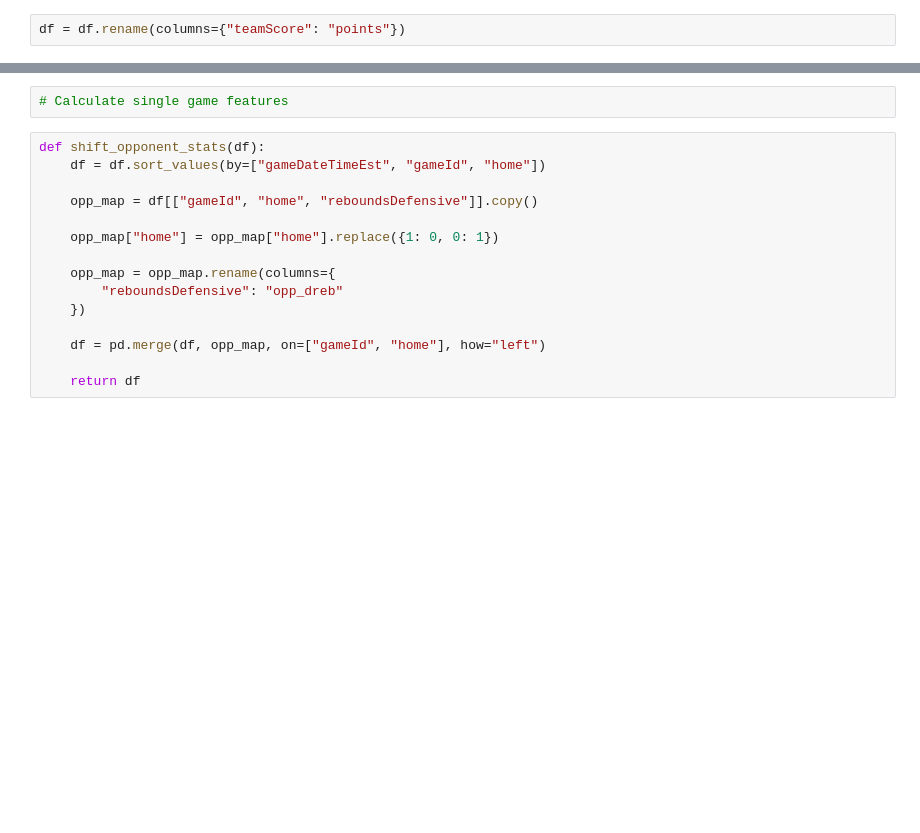
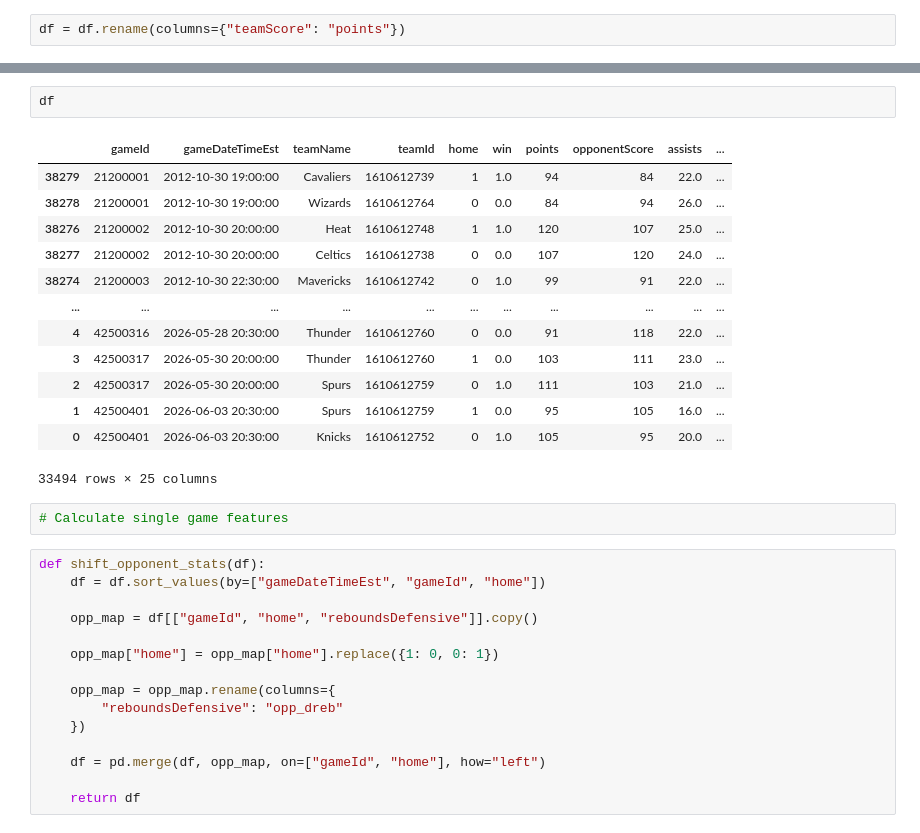
Before and after one commit to NikhilBapat14/nba-game-predictor, a Jupyter notebook: notebooks/get_data.ipynb, the cells around one changed output, grey strips where cells are left out. Saved outputs shown, nothing was run; the diff lists cells and outputs as text; blank space fills up the shorter version.

```diff
--- a/notebooks/get_data.ipynb
+++ b/notebooks/get_data.ipynb
@@ -235,3 +156,19 @@ df
+# %%
+df
+# %% [output]
+|  | gameId | gameDateTimeEst | teamName | teamId | home | win | points | opponentScore | assists | ... |
+| 38279 | 21200001 | 2012-10-30 19:00:00 | Cavaliers | 1610612739 | 1 | 1.0 | 94 | 84 | 22.0 | ... |
+| 38278 | 21200001 | 2012-10-30 19:00:00 | Wizards | 1610612764 | 0 | 0.0 | 84 | 94 | 26.0 | ... |
+| 38276 | 21200002 | 2012-10-30 20:00:00 | Heat | 1610612748 | 1 | 1.0 | 120 | 107 | 25.0 | ... |
+| 38277 | 21200002 | 2012-10-30 20:00:00 | Celtics | 1610612738 | 0 | 0.0 | 107 | 120 | 24.0 | ... |
+| 38274 | 21200003 | 2012-10-30 22:30:00 | Mavericks | 1610612742 | 0 | 1.0 | 99 | 91 | 22.0 | ... |
+| ... | ... | ... | ... | ... | ... | ... | ... | ... | ... | ... |
+| 4 | 42500316 | 2026-05-28 20:30:00 | Thunder | 1610612760 | 0 | 0.0 | 91 | 118 | 22.0 | ... |
+| 3 | 42500317 | 2026-05-30 20:00:00 | Thunder | 1610612760 | 1 | 0.0 | 103 | 111 | 23.0 | ... |
+| 2 | 42500317 | 2026-05-30 20:00:00 | Spurs | 1610612759 | 0 | 1.0 | 111 | 103 | 21.0 | ... |
+| 1 | 42500401 | 2026-06-03 20:30:00 | Spurs | 1610612759 | 1 | 0.0 | 95 | 105 | 16.0 | ... |
+| 0 | 42500401 | 2026-06-03 20:30:00 | Knicks | 1610612752 | 0 | 1.0 | 105 | 95 | 20.0 | ... |
+33494 rows × 25 columns
 # %%
 # Calculate single game features
 # %%
```
Also changed, not shown: parts of 31 cells of this notebook, 8 other files.
